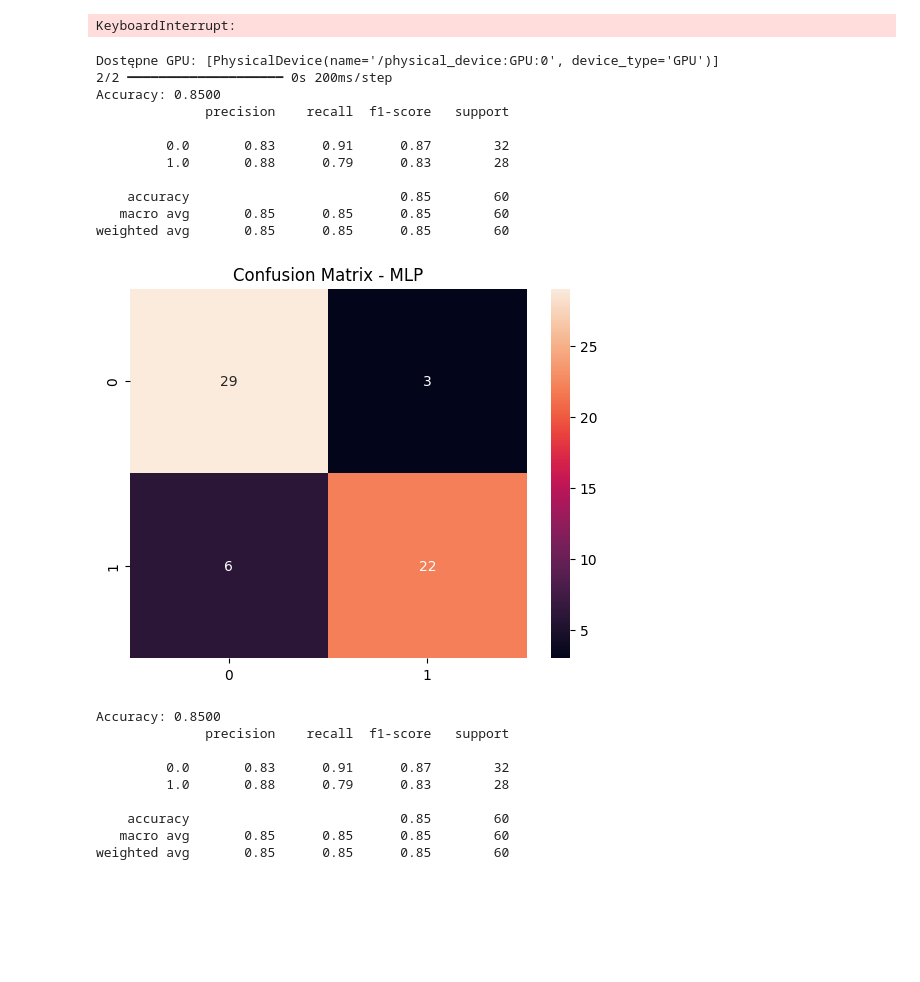
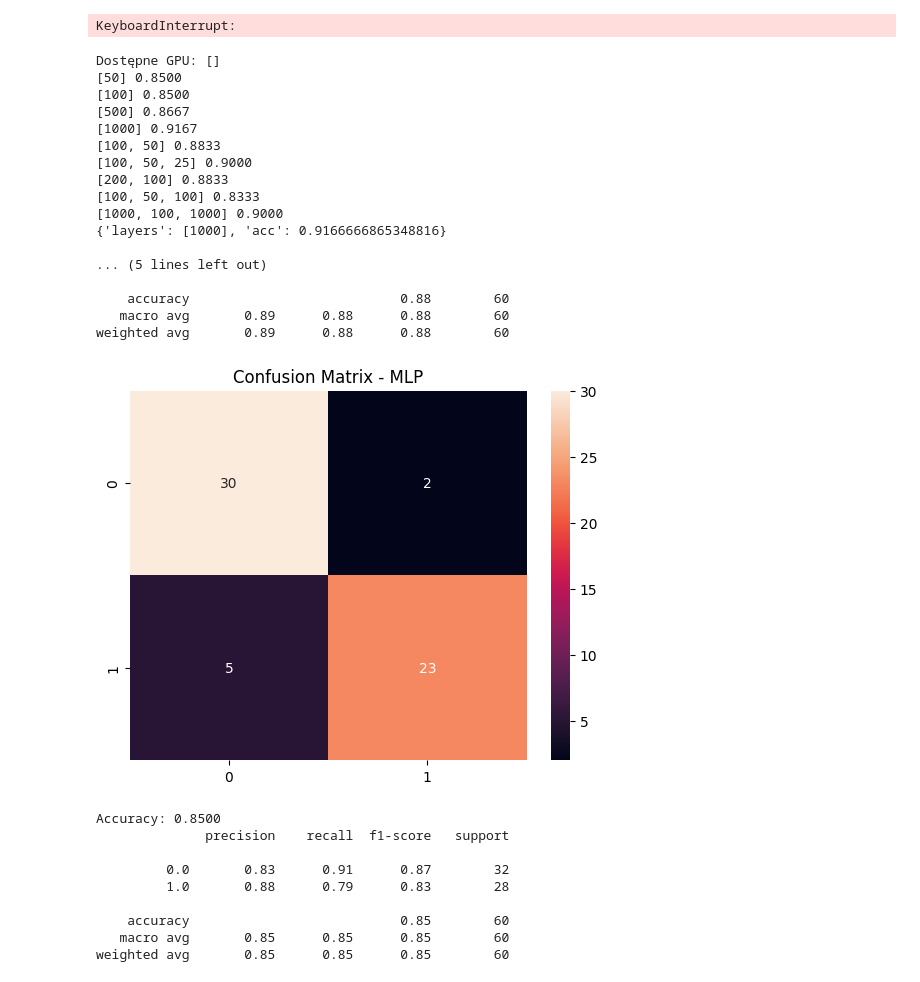
Before and after one commit to PogchampMuffin3/heart-disease-classification, a Jupyter notebook: heart_disease_classification.ipynb, the cells around one changed output. Saved outputs shown, nothing was run; the diff lists cells and outputs as text; code cells hidden in the pictures; blank space fills up the shorter version.

Commit message:
feat: MLP architecture search

```diff
--- a/heart_disease_classification.ipynb
+++ b/heart_disease_classification.ipynb
@@ -204,25 +204,50 @@ def train_model(hidden_layers:List[int], activation, optymizer, dropout, epochs)
   return model
 # %%
 print("Dostępne GPU:", tf.config.list_physical_devices('GPU'))
+architectures = [
+    [50],
+    [100],
+    [500],
+    [1000],
+    [100,50],
+    [100,50,25],
+    [200,100],
+    [100,50,100],
+    [1000,100,1000]
+]
+best = {'acc': 0}
 
-model = train_model([100,50,25], 'relu', 'adam', 0.33, 400)
+for layers in architectures:
+  m = train_model(layers, 'relu', 'adam', 0.2, 200)
+  _, acc = m.evaluate(X_test, y_test, verbose=0)
+  print(f'{layers} {acc:.4f}')
+  if best['acc'] < acc:
+    best = {'layers': layers, 'acc': acc}
+print(best, '\n')
 
-y_pred_MLP_proba = model.predict(X_test)
+model = train_model(best['layers'], 'relu', 'adam', 0.2, 200)
+y_pred_MLP_proba = model.predict(X_test, verbose=0)
 y_pred_MLP = (y_pred_MLP_proba > 0.5).astype(int)
 results['TensorFlow MLP'] = model_summary(y_test, y_pred_MLP, "MLP")
 # %% [output]
-Dostępne GPU: [PhysicalDevice(name='/physical_device:GPU:0', device_type='GPU')]
-2/2 ━━━━━━━━━━━━━━━━━━━━ 0s 200ms/step
-Accuracy: 0.8500
-              precision    recall  f1-score   support
+Dostępne GPU: []
+[50] 0.8500
+[100] 0.8500
+[500] 0.8667
+[1000] 0.9167
+[100, 50] 0.8833
+[100, 50, 25] 0.9000
+[200, 100] 0.8833
+[100, 50, 100] 0.8333
+[1000, 100, 1000] 0.9000
+{'layers': [1000], 'acc': 0.9166666865348816}
 
-         0.0       0.83      0.91      0.87        32
-         1.0       0.88      0.79      0.83        28
+... (5 lines left out)
 
-    accuracy                           0.85        60
-   macro avg       0.85      0.85      0.85        60
-weighted avg       0.85      0.85      0.85        60
+    accuracy                           0.88        60
+   macro avg       0.89      0.88      0.88        60
+weighted avg       0.89      0.88      0.88        60
-[figure, old version]
+[figure, new version]
 # %%
 # SVC
 svc_baseline = SVC(random_state=RANDOM_STATE)
```
